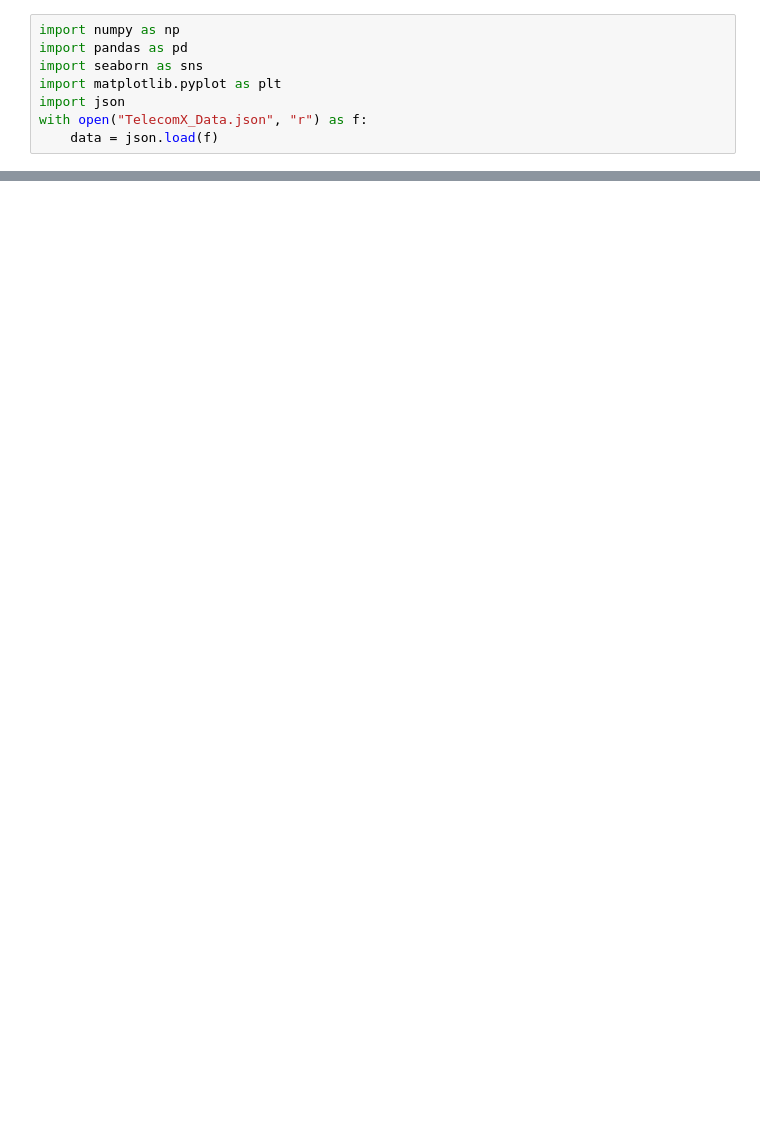
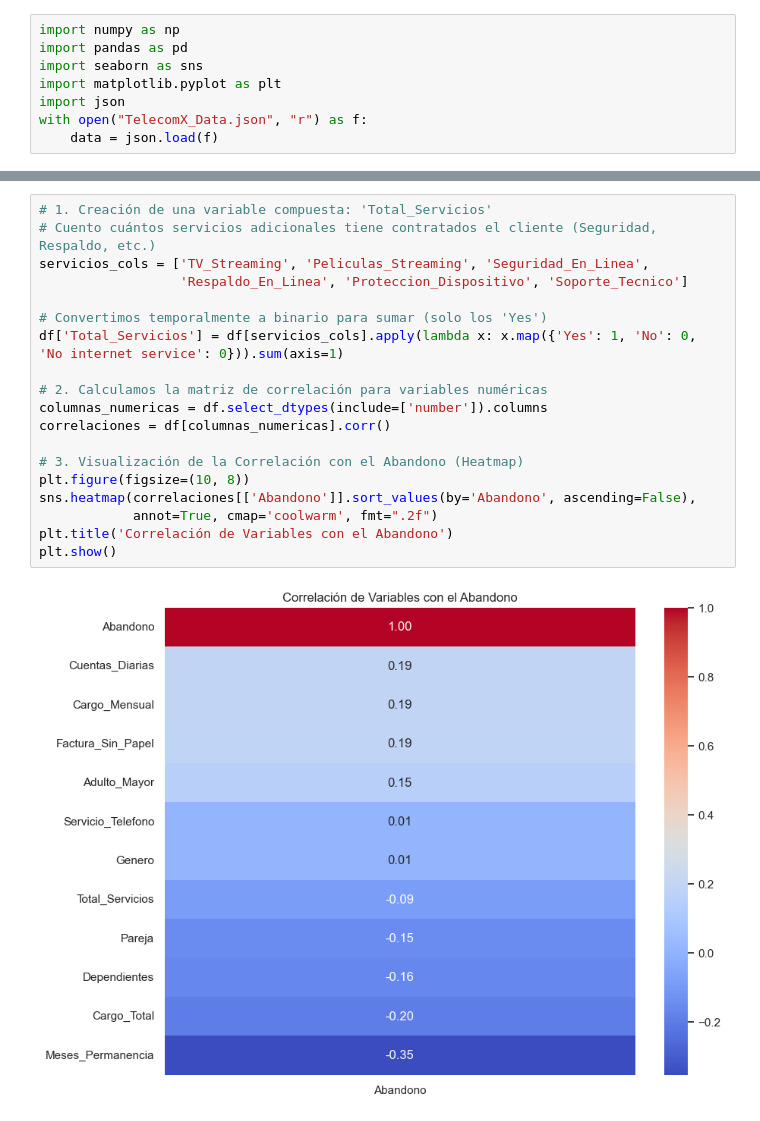
Before and after one commit to zxxcerbero/challenge2-data-science-LATAM, a Jupyter notebook: TelecomX_LATAM.ipynb, the cells around one changed output, grey strips where cells are left out. Saved outputs shown, nothing was run; the diff lists cells and outputs as text; blank space fills up the shorter version.

```diff
--- a/TelecomX_LATAM.ipynb
+++ b/TelecomX_LATAM.ipynb
@@ -75,0 +368,21 @@ pd.json_normalize(data)
+# %%
+# 1. Creación de una variable compuesta: 'Total_Servicios'
+# Cuento cuántos servicios adicionales tiene contratados el cliente (Seguridad, Respaldo, etc.)
+servicios_cols = ['TV_Streaming', 'Peliculas_Streaming', 'Seguridad_En_Linea',
+                  'Respaldo_En_Linea', 'Proteccion_Dispositivo', 'Soporte_Tecnico']
+
+# Convertimos temporalmente a binario para sumar (solo los 'Yes')
+df['Total_Servicios'] = df[servicios_cols].apply(lambda x: x.map({'Yes': 1, 'No': 0, 'No internet service': 0})).sum(axis=1)
+
+# 2. Calculamos la matriz de correlación para variables numéricas
+columnas_numericas = df.select_dtypes(include=['number']).columns
+correlaciones = df[columnas_numericas].corr()
+
+# 3. Visualización de la Correlación con el Abandono (Heatmap)
+plt.figure(figsize=(10, 8))
+sns.heatmap(correlaciones[['Abandono']].sort_values(by='Abandono', ascending=False),
+            annot=True, cmap='coolwarm', fmt=".2f")
+plt.title('Correlación de Variables con el Abandono')
+plt.show()
+# %% [output]
+[figure, added]
```
Also changed, not shown: parts of 35 cells of this notebook.
